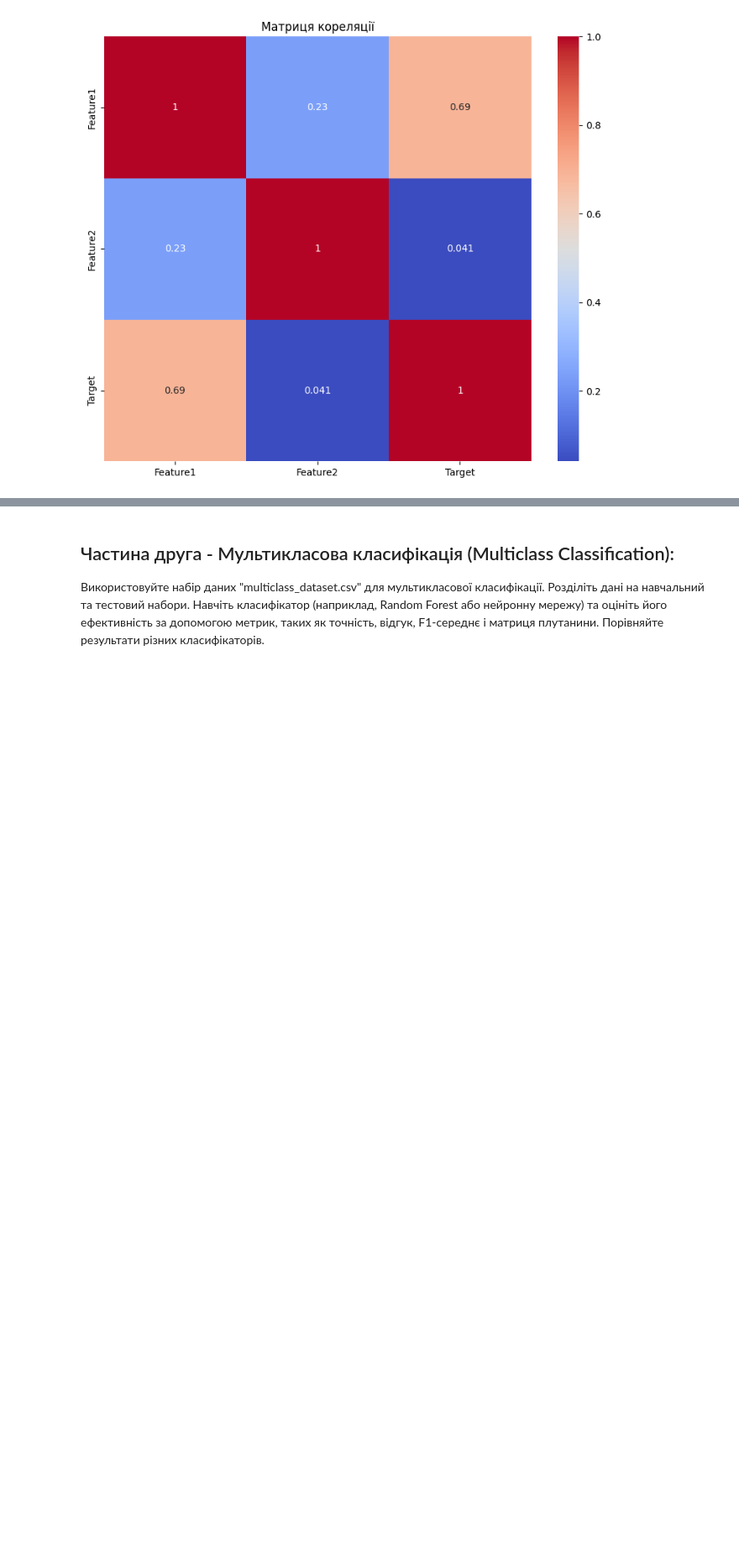
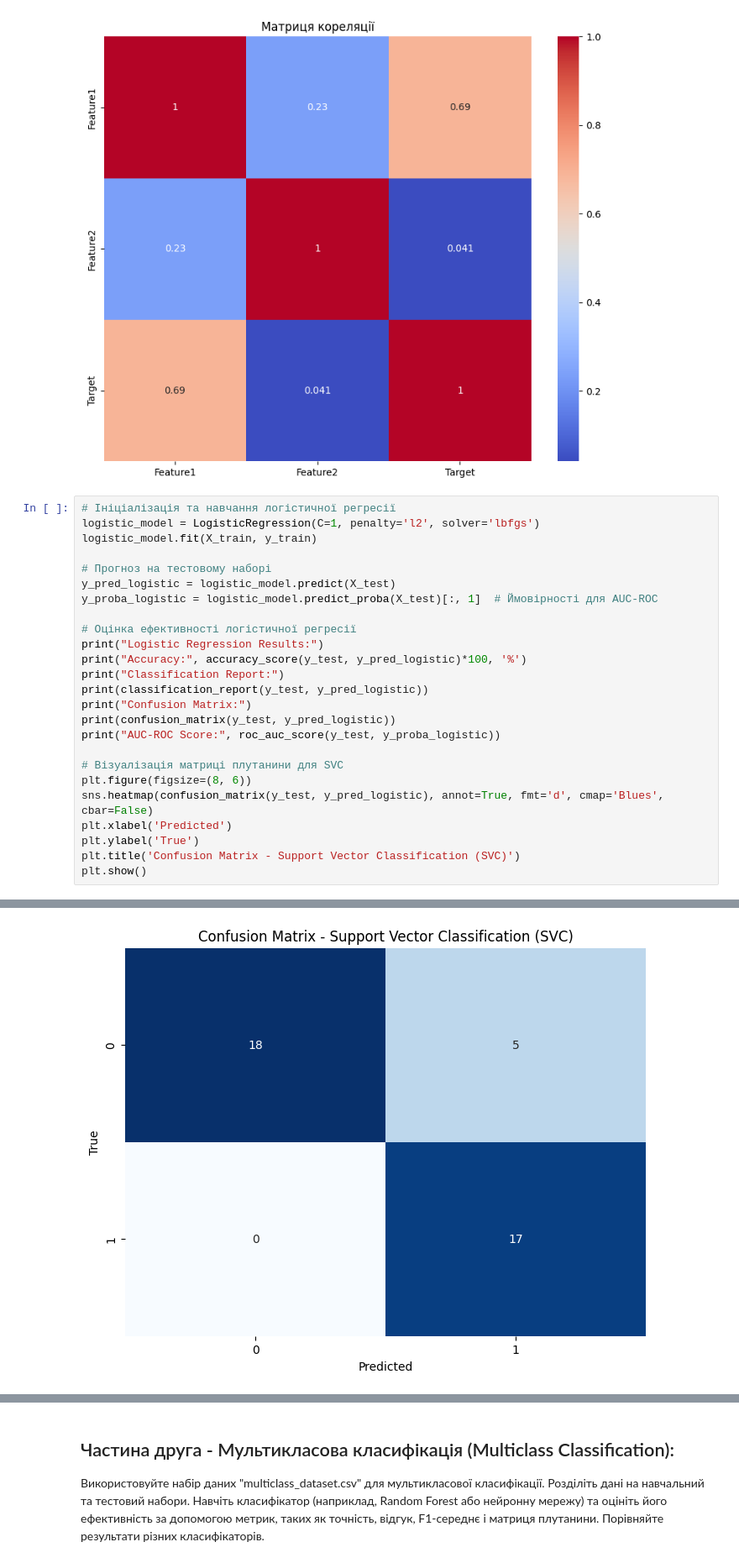
Before and after one commit to AnnaIvn/ml2023, a Jupyter notebook: Practices/Practice4/practice4.ipynb, the cells around one changed output, grey strips where cells are left out. Shown at 84% size. Saved outputs shown, nothing was run; the diff lists cells and outputs as text; blank space fills up the shorter version.

```diff
--- a/Practices/Practice4/practice4.ipynb
+++ b/Practices/Practice4/practice4.ipynb
@@ -370,3 +303,29 @@ plt.title('Матриця кореляції')
 plt.show()
 # %% [output]
 [figure]
+# %%
+# Ініціалізація та навчання логістичної регресії
+logistic_model = LogisticRegression(C=1, penalty='l2', solver='lbfgs')
+logistic_model.fit(X_train, y_train)
+
+# Прогноз на тестовому наборі
+y_pred_logistic = logistic_model.predict(X_test)
+y_proba_logistic = logistic_model.predict_proba(X_test)[:, 1]  # Ймовірності для AUC-ROC
+
+# Оцінка ефективності логістичної регресії
+print("Logistic Regression Results:")
+print("Accuracy:", accuracy_score(y_test, y_pred_logistic)*100, '%')
+print("Classification Report:")
+print(classification_report(y_test, y_pred_logistic))
+print("Confusion Matrix:")
+print(confusion_matrix(y_test, y_pred_logistic))
+print("AUC-ROC Score:", roc_auc_score(y_test, y_proba_logistic))
+
+# Візуалізація матриці плутанини для SVC
+plt.figure(figsize=(8, 6))
+sns.heatmap(confusion_matrix(y_test, y_pred_logistic), annot=True, fmt='d', cmap='Blues', cbar=False)
+plt.xlabel('Predicted')
+plt.ylabel('True')
+plt.title('Confusion Matrix - Support Vector Classification (SVC)')
+plt.show()
+# %% [output]
@@ -372,0 +348 @@ plt.show()
+[figure, added]
```
Also changed, not shown: parts of 11 cells of this notebook.
